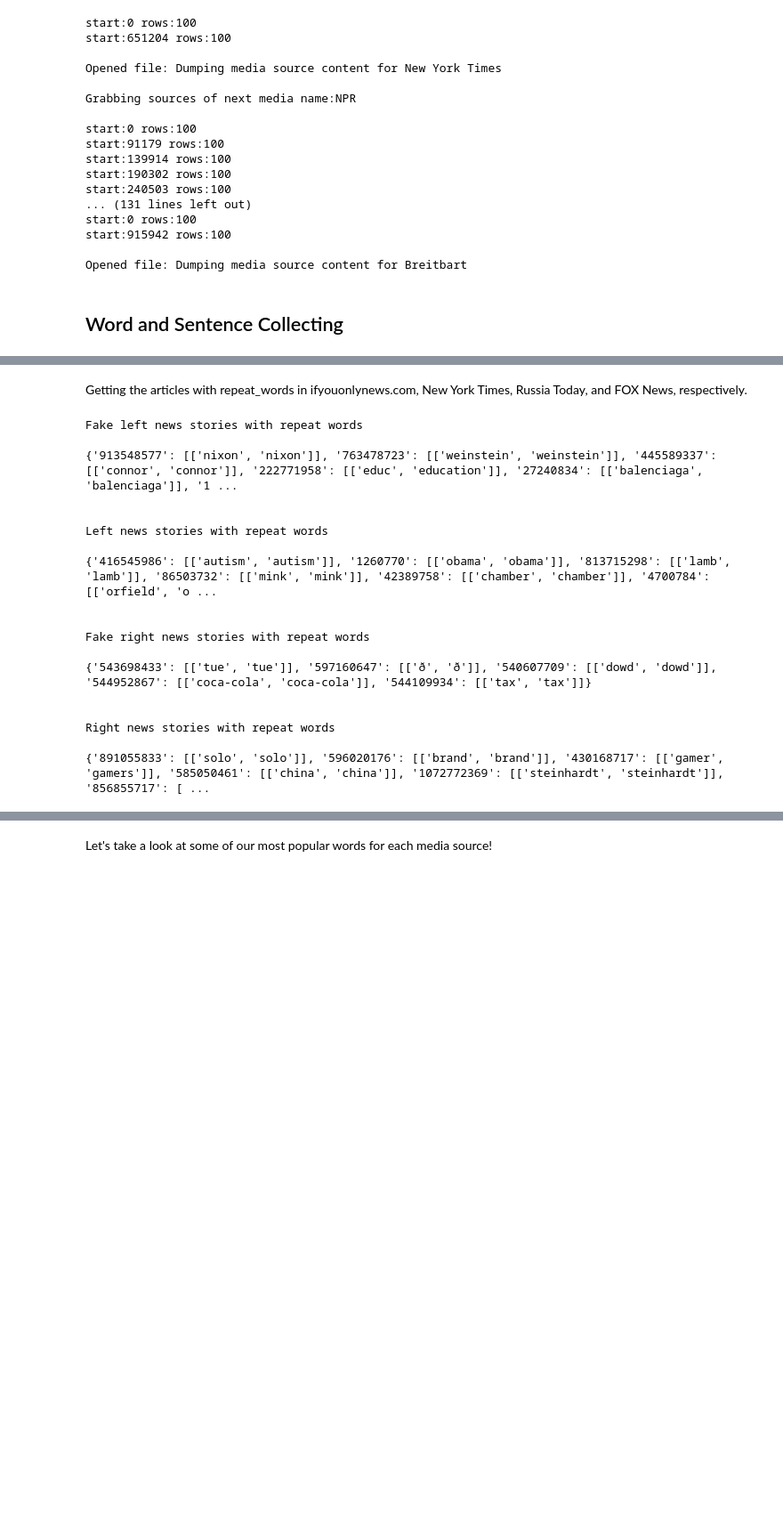
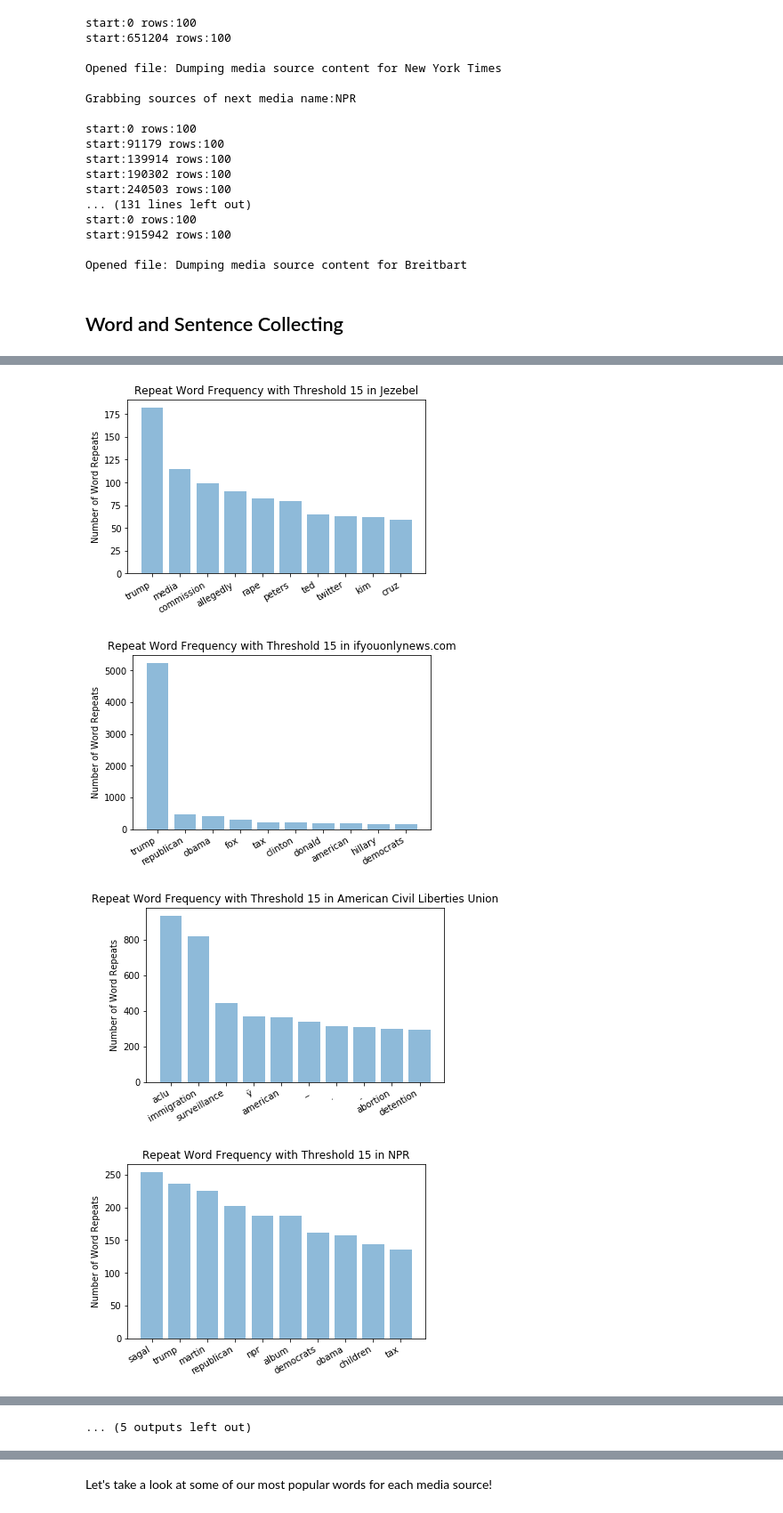
Before and after one commit to AnuNalluri/WordGrabber, a Jupyter notebook: mediacloud/Word Grabber.ipynb, the cells around one changed output, grey strips where cells are left out. Shown: that part at 89% size. Cells and saved outputs as stored; diff of their text form; code cells hidden in the pictures; blank space fills up the shorter version.

```diff
--- a/mediacloud/Word Grabber.ipynb
+++ b/mediacloud/Word Grabber.ipynb
@@ -165,31 +186,0 @@ def get_repeat_words_within_media(data, threshold=20):
-# %% [markdown]
-Getting the articles with repeat_words in ifyouonlynews.com, New York Times, Russia Today, and FOX News, respectively.
-# %%
-left_fake_stories_with_repeat_words = get_repeat_words_within_media(left_fake_media_data[0])
-left_stories_with_repeat_words = get_repeat_words_within_media(left_media_data[0])
-right_fake_stories_with_repeat_words = get_repeat_words_within_media(right_fake_media_data[0])
-right_stories_with_repeat_words= get_repeat_words_within_media(right_media_data[0])
-
-print ("Fake left news stories with repeat words\n\n{}\n\n".format(left_fake_stories_with_repeat_words))
-print ("Left news stories with repeat words\n\n{}\n\n".format(left_stories_with_repeat_words))
-print ("Fake right news stories with repeat words\n\n{}\n\n".format(right_fake_stories_with_repeat_words))
-print ("Right news stories with repeat words\n\n{}".format(right_stories_with_repeat_words))
-# %% [output]
-Fake left news stories with repeat words
-
-{'913548577': [['nixon', 'nixon']], '763478723': [['weinstein', 'weinstein']], '445589337': [['connor', 'connor']], '222771958': [['educ', 'education']], '27240834': [['balenciaga', 'balenciaga']], '1 ...
-
-
-Left news stories with repeat words
-
-{'416545986': [['autism', 'autism']], '1260770': [['obama', 'obama']], '813715298': [['lamb', 'lamb']], '86503732': [['mink', 'mink']], '42389758': [['chamber', 'chamber']], '4700784': [['orfield', 'o ...
-
-
-Fake right news stories with repeat words
-
-{'543698433': [['tue', 'tue']], '597160647': [['ð', 'ð']], '540607709': [['dowd', 'dowd']], '544952867': [['coca-cola', 'coca-cola']], '544109934': [['tax', 'tax']]}
-
-
-Right news stories with repeat words
-
-{'891055833': [['solo', 'solo']], '596020176': [['brand', 'brand']], '430168717': [['gamer', 'gamers']], '585050461': [['china', 'china']], '1072772369': [['steinhardt', 'steinhardt']], '856855717': [ ...
@@ -195,0 +223,44 @@ Right news stories with repeat words
+# %%
+def bar_plot_repeat_words(repeat_words, media_name, threshold=15):
+    repeat_words = sorted(repeat_words.items(), key=operator.itemgetter(1), reverse=True)
+    interesting_words_and_counts = repeat_words[:10]
+    interesting_words = [i[0] for i in interesting_words_and_counts]
+    repeat_count = [i[1] for i in interesting_words_and_counts]
+    x_pos = range(len(interesting_words))
+
+    fig, ax = plt.subplots()
+    ax.bar(x_pos, repeat_count, align='center', alpha=0.5)
+    plt.xticks(x_pos, interesting_words)
+    plt.ylabel("Number of Word Repeats")
+    plt.title("Repeat Word Frequency with Threshold {} in {}".format(threshold, media_name))
+    fig.autofmt_xdate()
+    plt.show()
+# %%
+media_names = list(left_fake_media_dict.values())
+i = 0
+while i < len(left_fake_repeat_words):
+    bar_plot_repeat_words(left_fake_repeat_words[i], media_names[i])
+    i += 1
+
+media_names = list(left_media_dict.values())
+i = 0
+while i < len(left_repeat_words):
+    bar_plot_repeat_words(left_repeat_words[i], media_names[i])
+    i += 1
+
+media_names = list(right_fake_media_dict.values())
+i = 0
+while i < len(right_fake_repeat_words):
+    bar_plot_repeat_words(right_fake_repeat_words[i], media_names[i])
+    i += 1
+
+media_names = list(right_media_dict.values())
+i = 0
+while i < len(right_repeat_words):
+    bar_plot_repeat_words(right_repeat_words[i], media_names[i])
+    i += 1
+# %% [output]
+[figure, added]
+[figure, added]
+[figure, added]
+[figure, added]
@@ -196 +275,2 @@ Right news stories with repeat words
+... (5 outputs left out)
 # %% [markdown]
```
Also changed, not shown: parts of 28 cells of this notebook.
